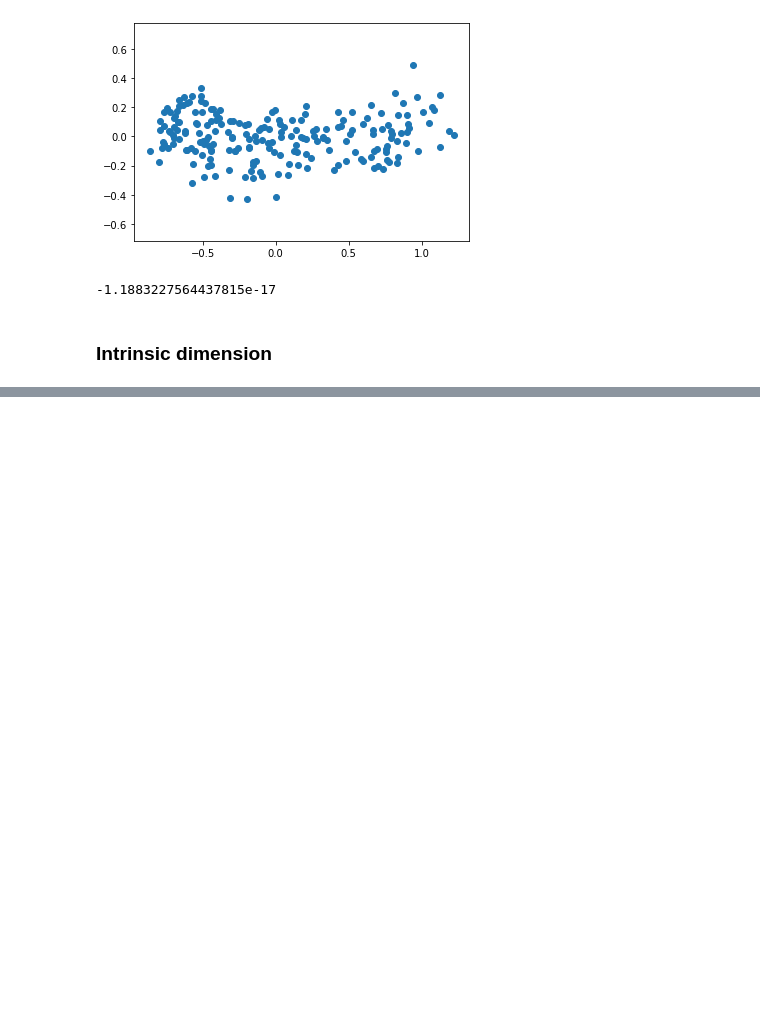
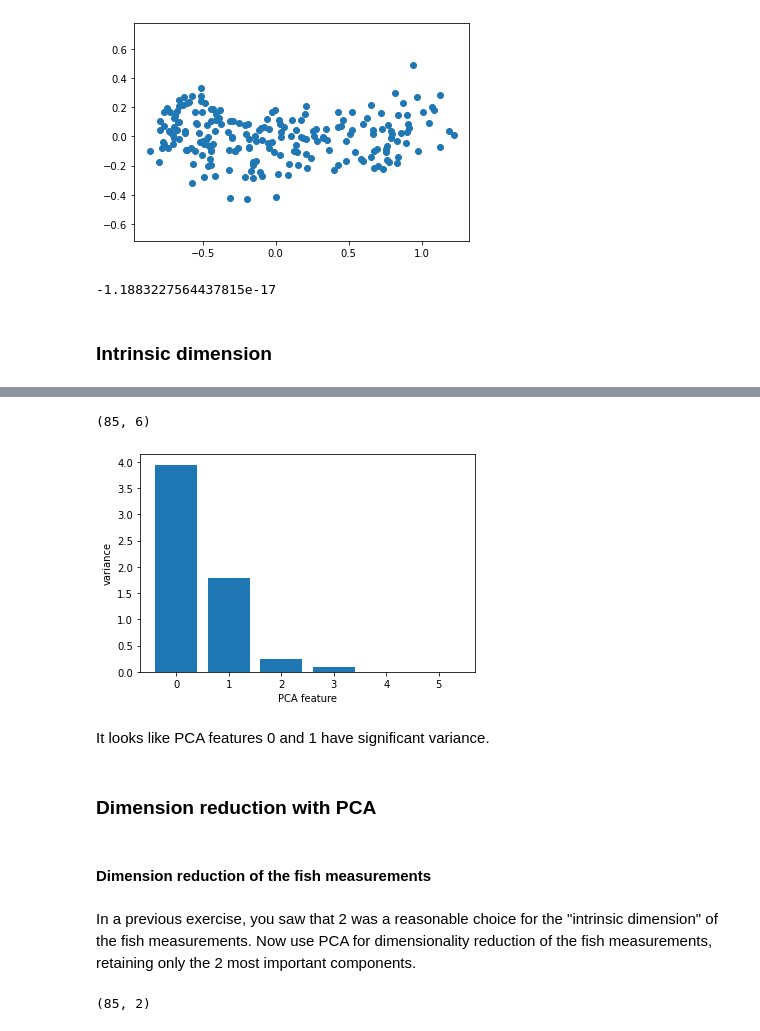
Before and after one commit to AnshuBantra/Python, a Jupyter notebook: Associate Data Scientist in Python/033 Unsupervised Learning in Python/unsupervised.ipynb, the cells around one changed output, grey strips where cells are left out. Cells and saved outputs as stored; diff of their text form; code cells hidden in the pictures; blank space fills up the shorter version.

```diff
--- a/Associate Data Scientist in Python/033 Unsupervised Learning in Python/unsupervised.ipynb
+++ b/Associate Data Scientist in Python/033 Unsupervised Learning in Python/unsupervised.ipynb
@@ -1813,0 +1846,3 @@ print(correlation)
+# %%
+fish = pd.read_csv(r'https://assets.datacamp.com/production/repositories/655/datasets/fee715f8cf2e7aad9308462fea5a26b791eb96c4/fish.csv', header=None)
+fish.head()
@@ -1813,0 +1856,58 @@ print(correlation)
+# %%
+samples = fish.drop(0, axis=1).values
+samples.shape
+# %% [output]
+(85, 6)
+# %%
+# Perform the necessary imports
+from sklearn.decomposition import PCA
+from sklearn.preprocessing import StandardScaler
+from sklearn.pipeline import make_pipeline
+import matplotlib.pyplot as plt
+
+# Create scaler: scaler
+scaler = StandardScaler()
+
+# Create a PCA instance: pca
+pca = PCA()
+
+# Create pipeline: pipeline
+pipeline = make_pipeline(scaler, pca)
+
+# Fit the pipeline to 'samples'
+pipeline.fit(samples)
+
+# Plot the explained variances
+features = range(pca.n_components_)
+plt.bar(features, pca.explained_variance_)
+plt.xlabel('PCA feature')
+plt.ylabel('variance')
+plt.xticks(features)
+plt.show()
+# %% [output]
+[figure, added]
+# %% [markdown]
+It looks like PCA features 0 and 1 have significant variance.
+# %% [markdown]
+### Dimension reduction with PCA
+# %% [markdown]
+#### Dimension reduction of the fish measurements
+# %% [markdown]
+In a previous exercise, you saw that 2 was a reasonable choice for the "intrinsic dimension" of the fish measurements. Now use PCA for dimensionality reduction of the fish measurements, retaining only the 2 most important components.
+# %%
+# Import PCA
+import sklearn.decomposition as skde #import PCA
+
+# Create a PCA model with 2 components: pca
+pca = skde.PCA(n_components=2)
+
+# Fit the PCA instance to the scaled samples
+pca.fit(samples)
+
+# Transform the scaled samples: pca_features
+pca_features = pca.transform(samples)
+
+# Print the shape of pca_features
+print(pca_features.shape)
+# %% [output]
+(85, 2)
```
Also changed, not shown: parts of 18 cells of this notebook.
